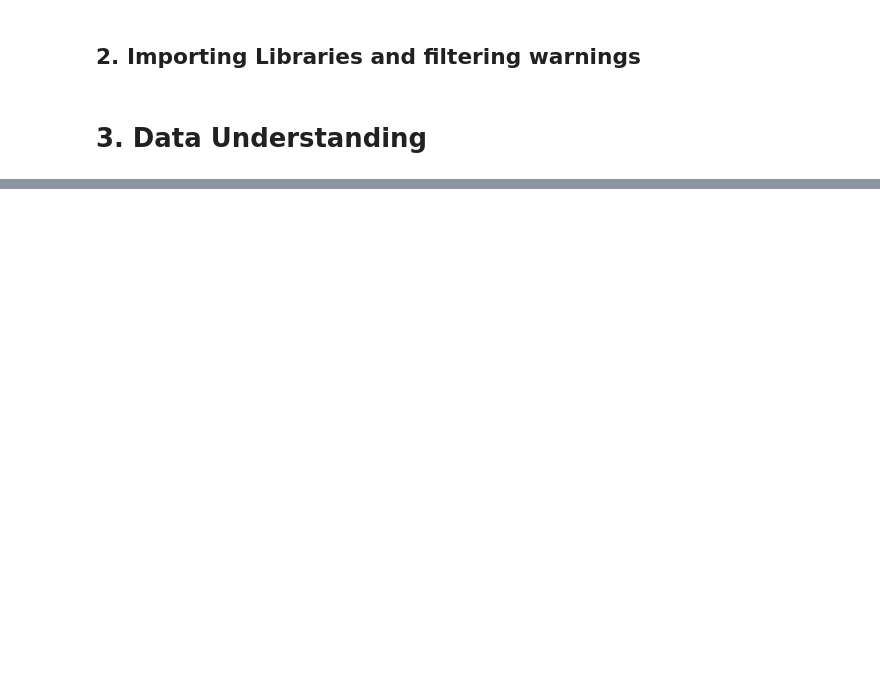
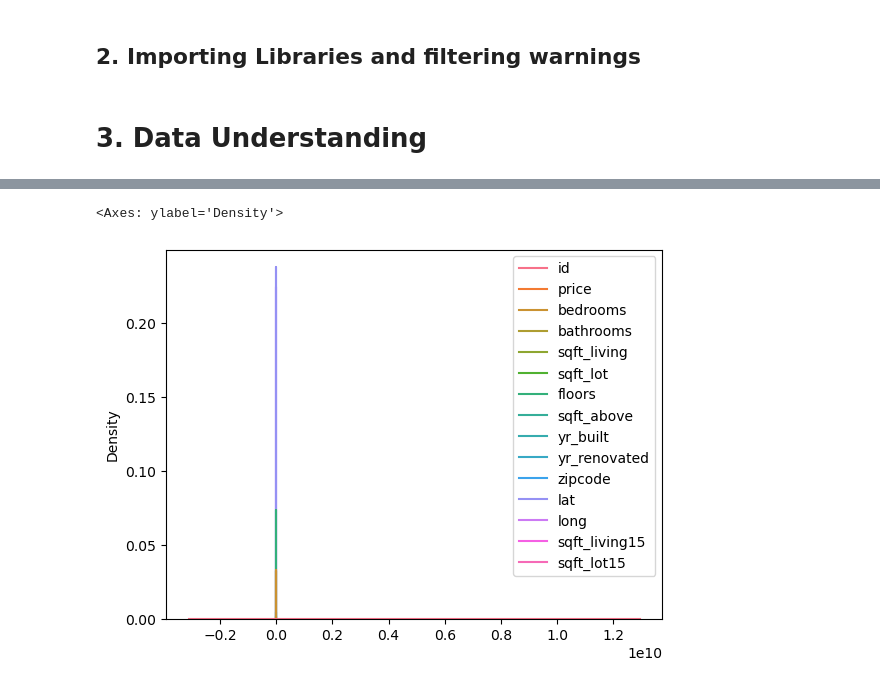
Before and after one commit to MuchiriKinyua/Real-Estate-Management-System, a Jupyter notebook: student.ipynb, the cells around one changed output, grey strips where cells are left out. Saved outputs shown, nothing was run; the diff lists cells and outputs as text; code cells hidden in the pictures; blank space fills up the shorter version.

```diff
--- a/student.ipynb
+++ b/student.ipynb
@@ -39,0 +179,3 @@ warnings.filterwarnings("ignore")
+# %%
+data["waterfront"].fillna("Unknown", inplace = True)
+data["waterfront"]
@@ -39,0 +235,6 @@ warnings.filterwarnings("ignore")
+# %%
+# Change values which are 0 to NaN
+data["yr_renovated"].replace(0, np.nan, inplace = True)
+
+# Drop all NaN values
+data.dropna(subset = ["yr_renovated"], inplace = True)
@@ -39,0 +273,3 @@ warnings.filterwarnings("ignore")
+# %%
+# # filter data above 2000
+data = data[(data["yr_renovated"] > 2000) & (data["yr_built"] > 1950)]
@@ -39,0 +296,6 @@ warnings.filterwarnings("ignore")
+# %%
+# Let's see how it looks visually
+sns.kdeplot(data)
+# %% [output]
+<Axes: ylabel='Density'>
+[figure, added]
```
Also changed, not shown: parts of 45 cells of this notebook.
